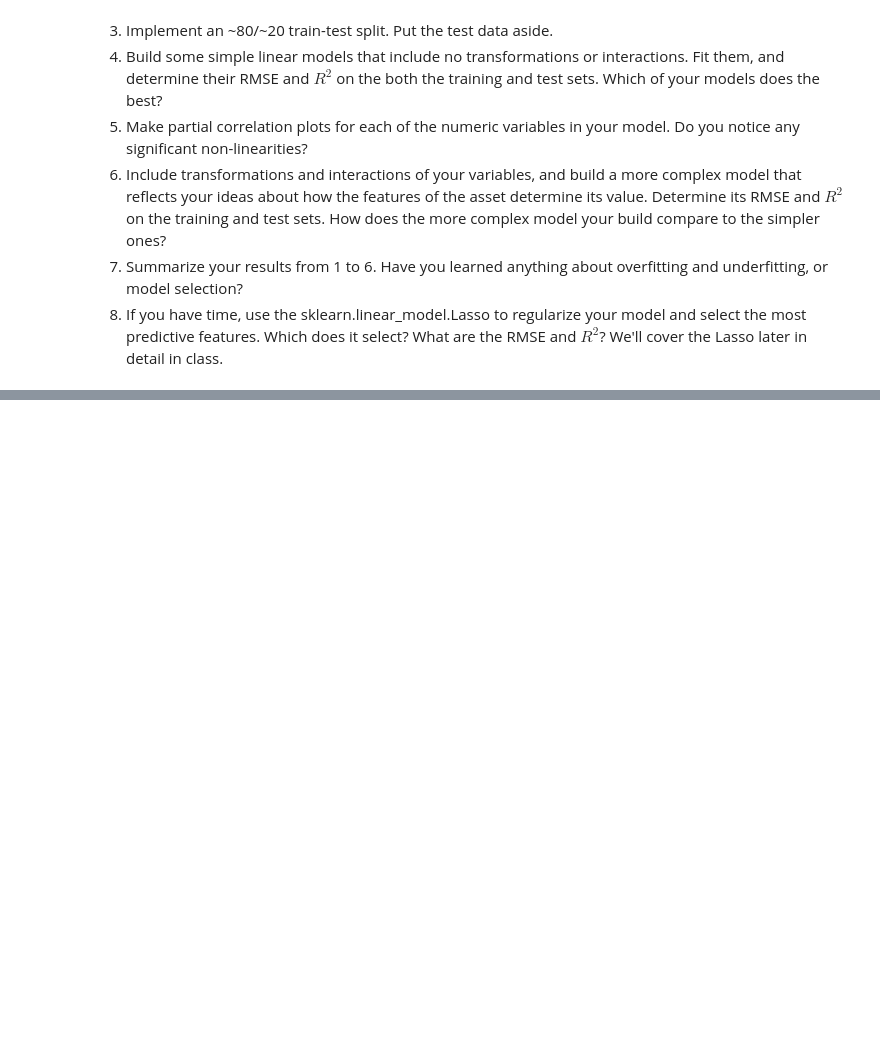
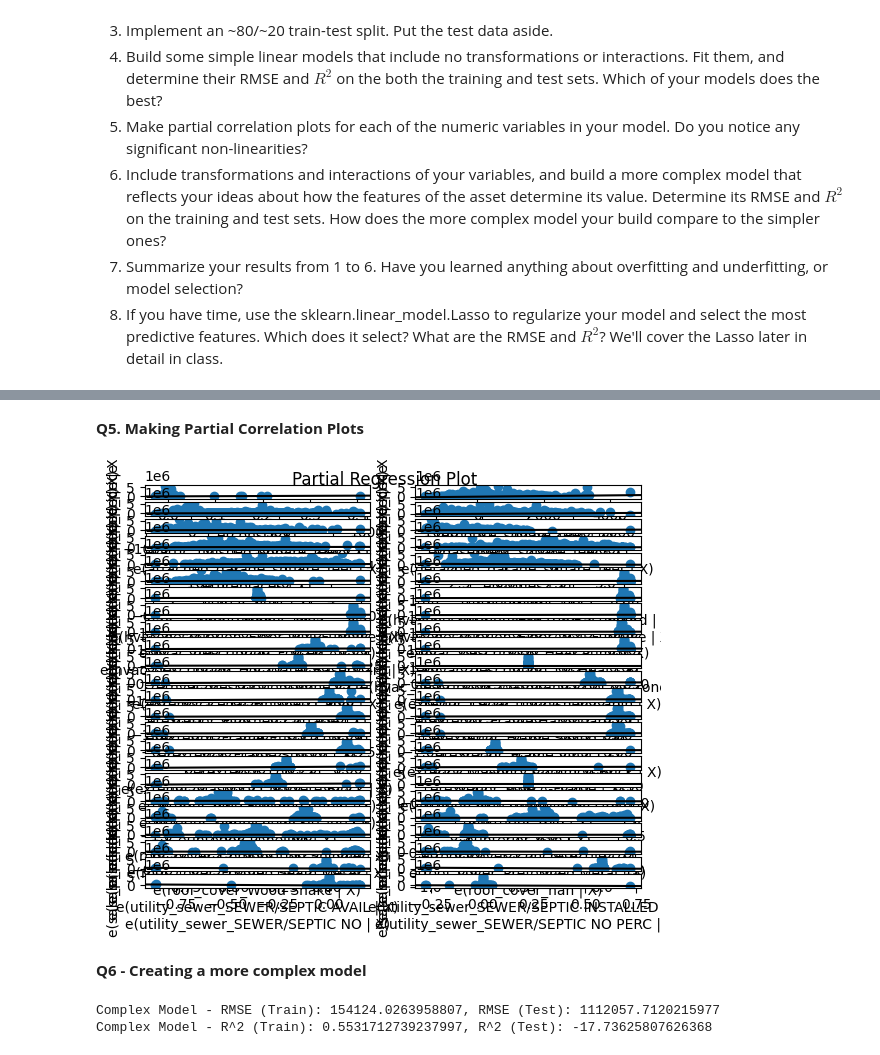
Before and after one commit to yuthimreddy/hw07_linearModels, a Jupyter notebook: lab/lab_notebook_applied.ipynb, the cells around one changed output, grey strips where cells are left out. Drawn from its saved outputs; the diff is of its cells as text; code cells hidden in the pictures; blank space fills up the shorter version.

```diff
--- a/lab/lab_notebook_applied.ipynb
+++ b/lab/lab_notebook_applied.ipynb
@@ -15,0 +122,11 @@ In the lab folder, there are three options: housing prices in pierce_county_hous
+# %%
+# dropping 'sale_date' - causing a lot of problems with regression
+transformed_cl_df = transformed_cl_df.drop(['sale_date'], axis=1)
+# %%
+#setting target var as 'sale_price' since that's that
+target = 'sale_price'
+features = transformed_cl_df.drop(columns=[target])
+
+
+# splitting data:
+X_train, X_test, y_train, y_test = train_test_split(features, transformed_cl_df[target], test_size=0.2, random_state=42)
@@ -15,0 +154,46 @@ In the lab folder, there are three options: housing prices in pierce_county_hous
+# %% [markdown]
+**Q5. Making Partial Correlation Plots**
+# %%
+import statsmodels.api as sm
+
+X_with_const = sm.add_constant(X_train)
+
+model = sm.OLS(y_train, X_with_const).fit()
+#fig = sm.graphics.plot_partregress_grid(model)
+#plt.show()
+
+from statsmodels.graphics.regressionplots import plot_partregress_grid
+#fig = plot_partregress_grid(model)
+#plt.show()
+# %% [output]
+[figure, added]
+# %% [markdown]
+**Q6 - Creating a more complex model**
+# %%
+from sklearn.preprocessing import PolynomialFeatures
+
+poly = PolynomialFeatures(degree=2, include_bias=False)
+
+X_train_poly = poly.fit_transform(X_train)
+
+X_test_poly = poly.transform(X_test)
+
+#fitting model with more complex/poly features:
+lm_complex = LinearRegression()
+lm_complex.fit(X_train_poly, y_train)
+
+# create predictions for poly:
+y_train_pred_complex = lm_complex.predict(X_train_poly)
+y_test_pred_complex = lm_complex.predict(X_test_poly)
+
+# Performance evaluation:
+rmse_train_complex = np.sqrt(mean_squared_error(y_train, y_train_pred_complex))
+rmse_test_complex = np.sqrt(mean_squared_error(y_test, y_test_pred_complex))
+r2_train_complex = r2_score(y_train, y_train_pred_complex)
+r2_test_complex = r2_score(y_test, y_test_pred_complex)
+
+print(f'Complex Model - RMSE (Train): {rmse_train_complex}, RMSE (Test): {rmse_test_complex}')
+print(f'Complex Model - R^2 (Train): {r2_train_complex}, R^2 (Test): {r2_test_complex}')
+# %% [output]
+Complex Model - RMSE (Train): 154124.0263958807, RMSE (Test): 1112057.7120215977
+Complex Model - R^2 (Train): 0.5531712739237997, R^2 (Test): -17.73625807626368
```
Also changed, not shown: parts of 17 cells of this notebook.
